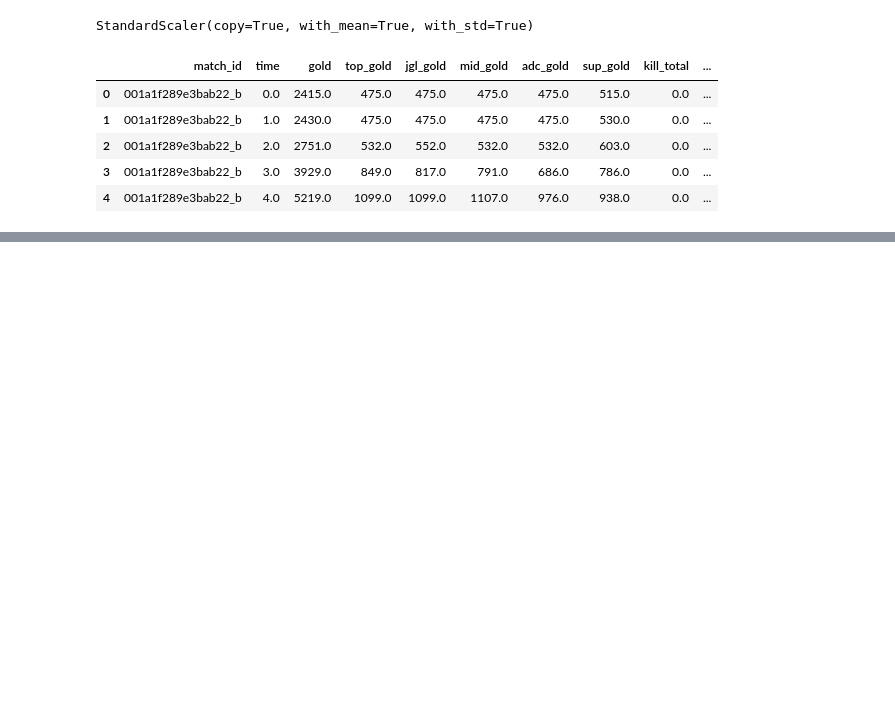
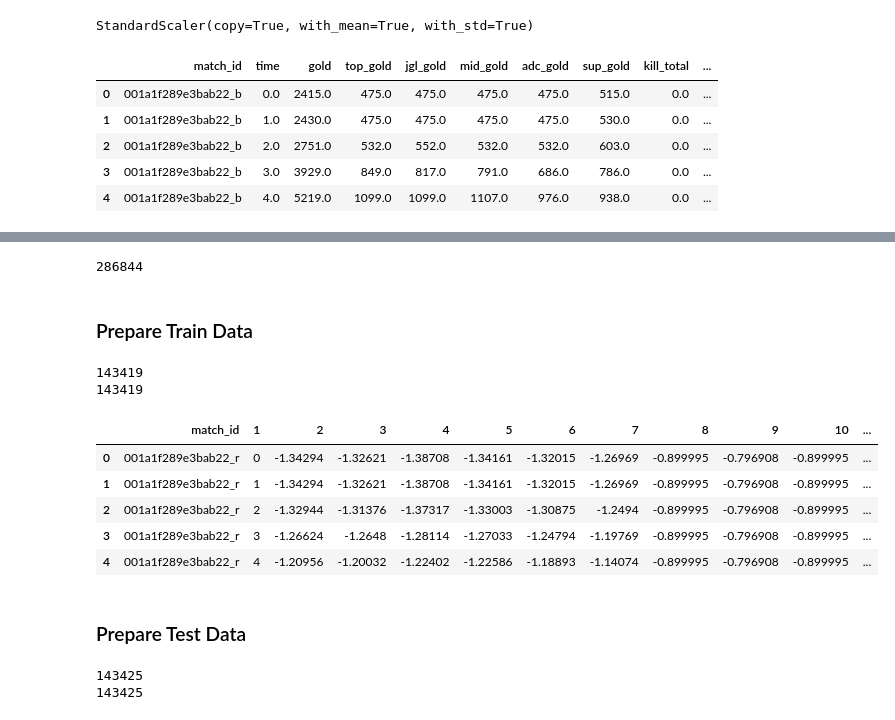
Before and after one commit to MPhillips55/Capstone_Project_2_League_of_Legends, a Jupyter notebook: Machine_Learning/data_formatting_for_neural_network.ipynb, the cells around one changed output, grey strips where cells are left out. Saved outputs shown, nothing was run; the diff lists cells and outputs as text; code cells hidden in the pictures; blank space fills up the shorter version.

```diff
--- a/Machine_Learning/data_formatting_for_neural_network.ipynb
+++ b/Machine_Learning/data_formatting_for_neural_network.ipynb
@@ -208,0 +107,4 @@ ValueError: Found array with dim 3. Estimator expected <= 2.
+# %%
+len(sdf1)
+# %% [output]
+286844
@@ -208,0 +115,42 @@ ValueError: Found array with dim 3. Estimator expected <= 2.
+# %%
+from sklearn.model_selection import GroupKFold
+gkf = GroupKFold(n_splits=2)
+
+for train_index, test_index in gkf.split(X, y,groups):
+    X_train, X_test = X[train_index], X[test_index]
+    y_train, y_test = y[train_index], y[test_index]
+# %% [markdown]
+### Prepare Train Data
+# %%
+xtrain = pd.DataFrame(X_train)
+ytrain = pd.DataFrame(y_train)
+# %%
+print(len(ytrain))
+print(len(xtrain))
+# %% [output]
+143419
+143419
+# %%
+train_df = pd.merge(xtrain, ytrain, left_index=True, right_index=True)
+# %%
+train_df.rename(columns={'0_y':'result','0_x':'match_id'},inplace=True)
+# %%
+train_df.sort_values(['match_id',1],inplace=True)
+train_df.head()
+# %% [output]
+|  | match_id | 1 | 2 | 3 | 4 | 5 | 6 | 7 | 8 | 9 | 10 | ... |
+| 0 | 001a1f289e3bab22_r | 0 | -1.34294 | -1.32621 | -1.38708 | -1.34161 | -1.32015 | -1.26969 | -0.899995 | -0.796908 | -0.899995 | ... |
+| 1 | 001a1f289e3bab22_r | 1 | -1.34294 | -1.32621 | -1.38708 | -1.34161 | -1.32015 | -1.26969 | -0.899995 | -0.796908 | -0.899995 | ... |
+| 2 | 001a1f289e3bab22_r | 2 | -1.32944 | -1.31376 | -1.37317 | -1.33003 | -1.30875 | -1.2494 | -0.899995 | -0.796908 | -0.899995 | ... |
+| 3 | 001a1f289e3bab22_r | 3 | -1.26624 | -1.2648 | -1.28114 | -1.27033 | -1.24794 | -1.19769 | -0.899995 | -0.796908 | -0.899995 | ... |
+| 4 | 001a1f289e3bab22_r | 4 | -1.20956 | -1.20032 | -1.22402 | -1.22586 | -1.18893 | -1.14074 | -0.899995 | -0.796908 | -0.899995 | ... |
+# %% [markdown]
+### Prepare Test Data
+# %%
+xtest = pd.DataFrame(X_test)
+ytest = pd.DataFrame(y_test)
+print(len(xtest))
+print(len(ytest))
+# %% [output]
+143425
+143425
```
Also changed, not shown: parts of 44 cells of this notebook, 1 other file.
